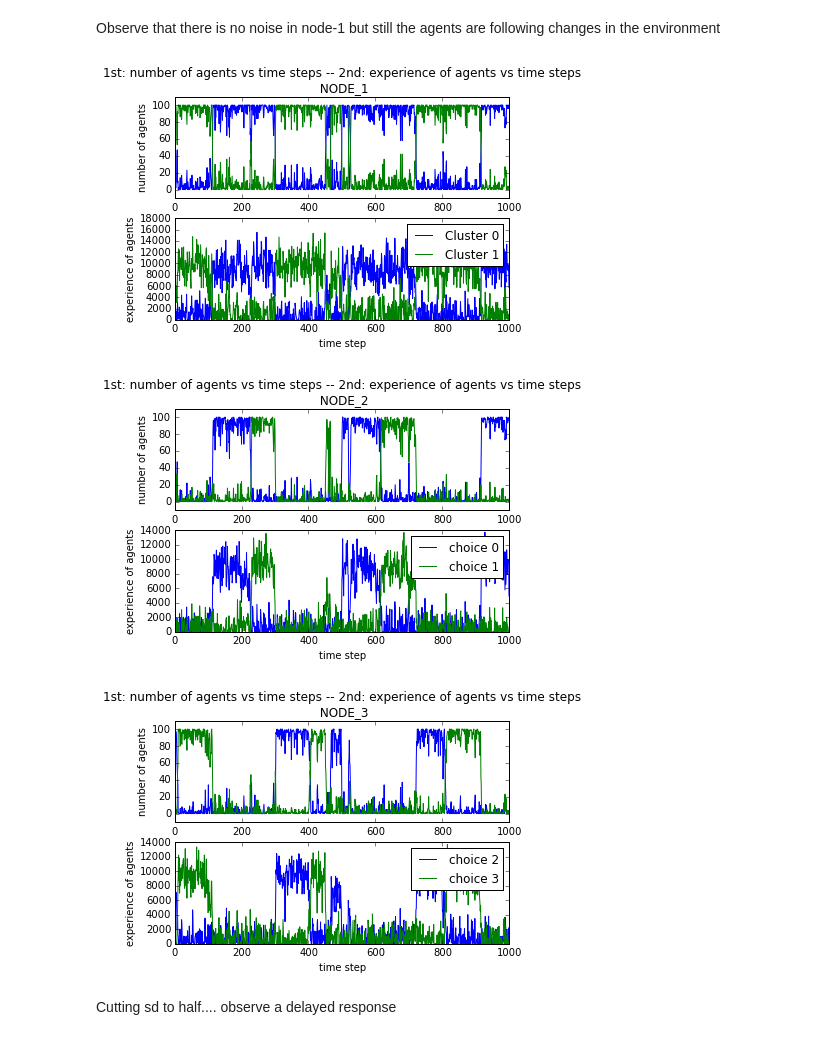
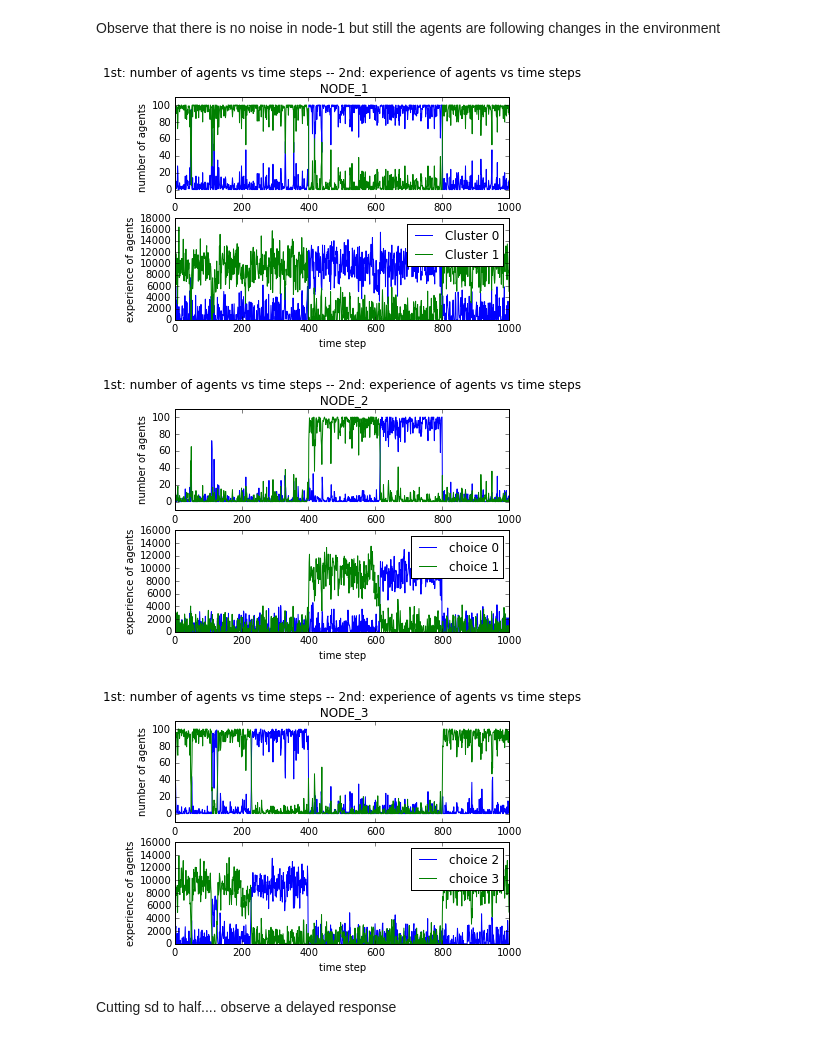
Before and after one commit to Najamxaidi/Decision-models, a Jupyter notebook: Notebook/hierarchy using agent based models.ipynb, the cells around one changed output. Drawn from its saved outputs; the diff is of its cells as text; code cells hidden in the pictures.

```diff
--- a/Notebook/hierarchy using agent based models.ipynb
+++ b/Notebook/hierarchy using agent based models.ipynb
@@ -126,21 +131,22 @@ d.run(steps,rotation_step, rotation_flag, noise_flag, plotting=True)
 Observe that there is no noise in node-1 but still the agents are following changes in the environment
 # %%
 steps = 1000
-rotation_step = [100, 100]
+rotation_step = [400, 200, 200]
 rotation_flag = True
 noise_flag = True
 d = hierab.Hierarchy(number_of_agents= 100,
                 k = 1, alpha = 2,
                 utility_of_choices= [25,50,75,100],
                 initial_experiences=[50, 50, 50, 50],
                 discount_rate=[1,1,1],
-                noise_standard_deviation=[0.1,1500,1500])
+                noise_standard_deviation=[0.001,1500,1500],
+                utility_flag = False)
 
 d.run(steps,rotation_step, rotation_flag, noise_flag, plotting=True)
 # %% [output]
-[figure, old version]
+[figure, new version]
-[figure, old version]
+[figure, new version]
-[figure, old version]
+[figure, new version]
 # %% [markdown]
 Cutting sd to half.... observe a delayed response
 # %%
```
Also changed, not shown: parts of 18 cells of this notebook, 3 other files.
